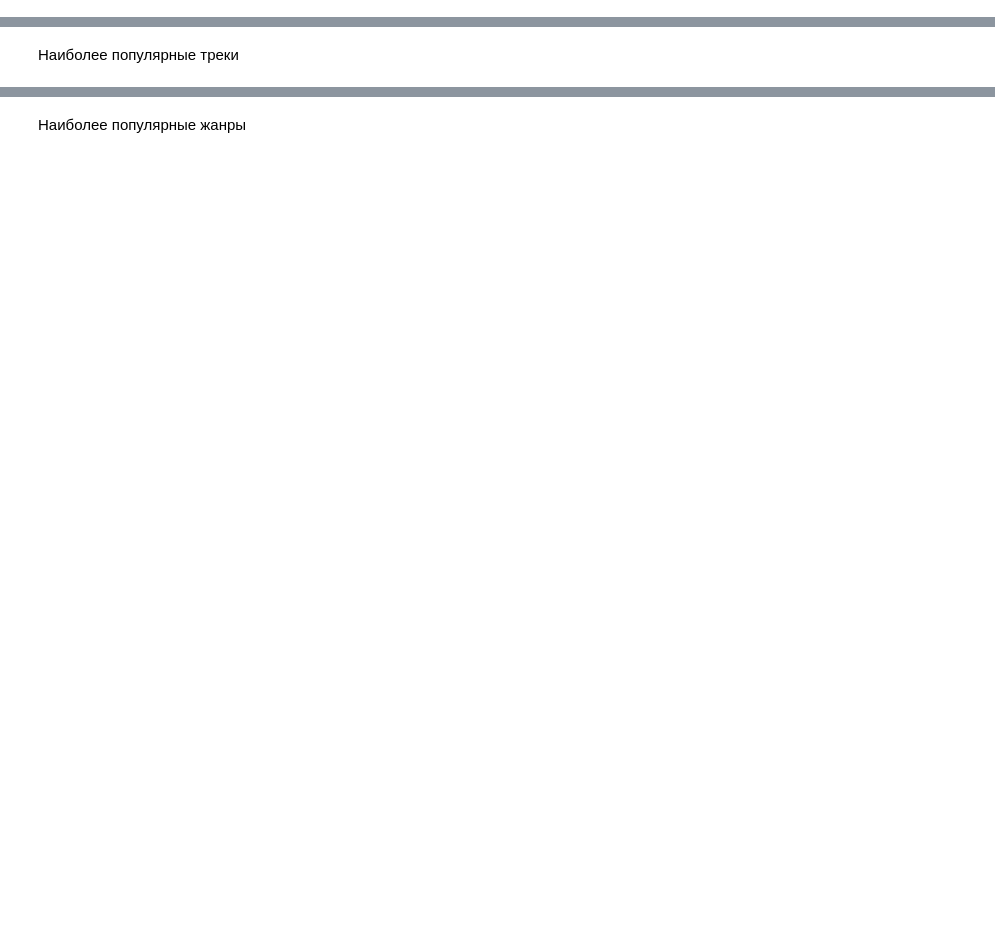
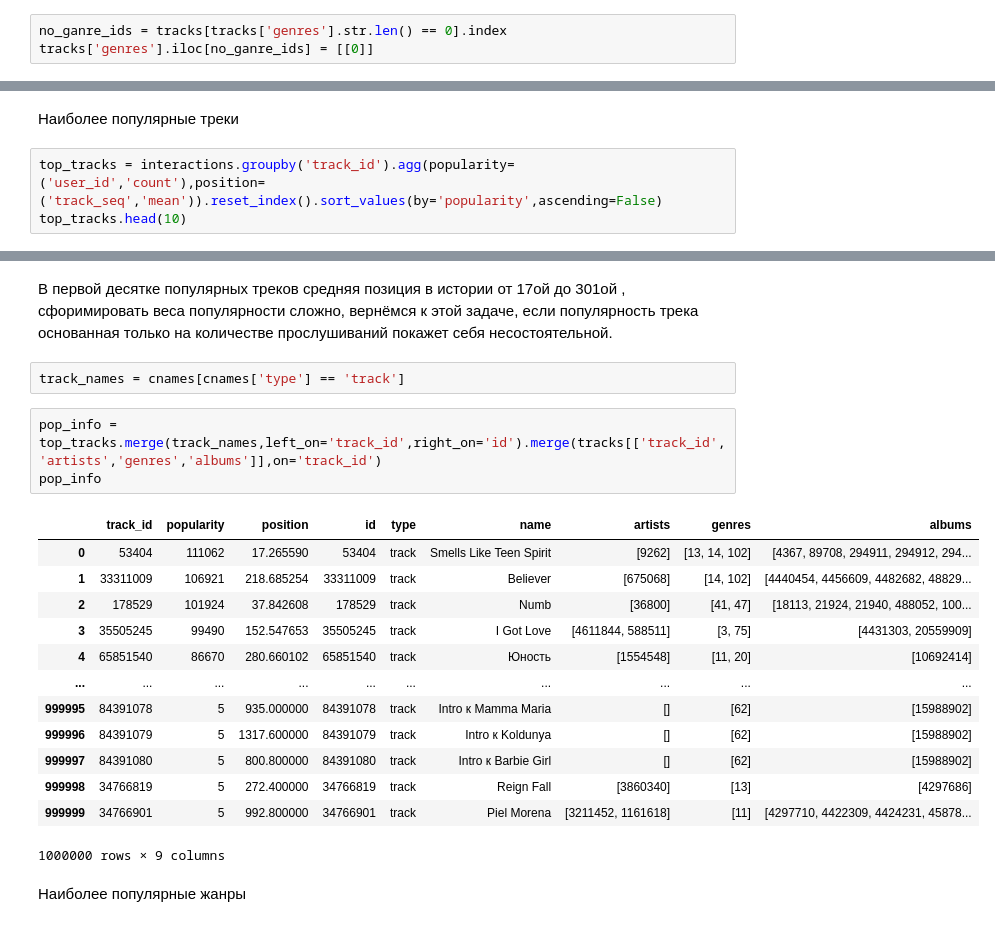
Before and after one commit to ujhmaster/mle-recsys-project-start, a Jupyter notebook: recommendations.ipynb, the cells around one changed output, grey strips where cells are left out. Saved outputs shown, nothing was run; the diff lists cells and outputs as text; blank space fills up the shorter version.

```diff
--- a/recommendations.ipynb
+++ b/recommendations.ipynb
@@ -52,0 +150,3 @@ interactions.head()
+# %%
+no_ganre_ids = tracks[tracks['genres'].str.len() == 0].index
+tracks['genres'].iloc[no_ganre_ids] = [[0]]
@@ -65,2 +310,5 @@ interactions.head()
 # %% [markdown]
 Наиболее популярные треки
+# %%
+top_tracks = interactions.groupby('track_id').agg(popularity=('user_id','count'),position=('track_seq','mean')).reset_index().sort_values(by='popularity',ascending=False)
+top_tracks.head(10)
@@ -67,2 +327,23 @@ interactions.head()
+# %% [markdown]
+В первой десятке популярных треков средняя позиция в истории от 17ой до 301ой , сфоримировать веса популярности сложно, вернёмся к этой задаче, если популярность трека основанная только на количестве прослушиваний покажет себя несостоятельной.
+# %%
+track_names = cnames[cnames['type'] == 'track']
+# %%
+pop_info = top_tracks.merge(track_names,left_on='track_id',right_on='id').merge(tracks[['track_id','artists','genres','albums']],on='track_id')
+pop_info
+# %% [output]
+|  | track_id | popularity | position | id | type | name | artists | genres | albums |
+| 0 | 53404 | 111062 | 17.265590 | 53404 | track | Smells Like Teen Spirit | [9262] | [13, 14, 102] | [4367, 89708, 294911, 294912, 294... |
+| 1 | 33311009 | 106921 | 218.685254 | 33311009 | track | Believer | [675068] | [14, 102] | [4440454, 4456609, 4482682, 48829... |
+| 2 | 178529 | 101924 | 37.842608 | 178529 | track | Numb | [36800] | [41, 47] | [18113, 21924, 21940, 488052, 100... |
+| 3 | 35505245 | 99490 | 152.547653 | 35505245 | track | I Got Love | [4611844, 588511] | [3, 75] | [4431303, 20559909] |
+| 4 | 65851540 | 86670 | 280.660102 | 65851540 | track | Юность | [1554548] | [11, 20] | [10692414] |
+| ... | ... | ... | ... | ... | ... | ... | ... | ... | ... |
+| 999995 | 84391078 | 5 | 935.000000 | 84391078 | track | Intro к Mamma Maria | [] | [62] | [15988902] |
+| 999996 | 84391079 | 5 | 1317.600000 | 84391079 | track | Intro к Koldunya | [] | [62] | [15988902] |
+| 999997 | 84391080 | 5 | 800.800000 | 84391080 | track | Intro к Barbie Girl | [] | [62] | [15988902] |
+| 999998 | 34766819 | 5 | 272.400000 | 34766819 | track | Reign Fall | [3860340] | [13] | [4297686] |
+| 999999 | 34766901 | 5 | 992.800000 | 34766901 | track | Piel Morena | [3211452, 1161618] | [11] | [4297710, 4422309, 4424231, 45878... |
+1000000 rows × 9 columns
 # %% [markdown]
 Наиболее популярные жанры
```
Also changed, not shown: parts of 122 cells of this notebook, 1 other file.
